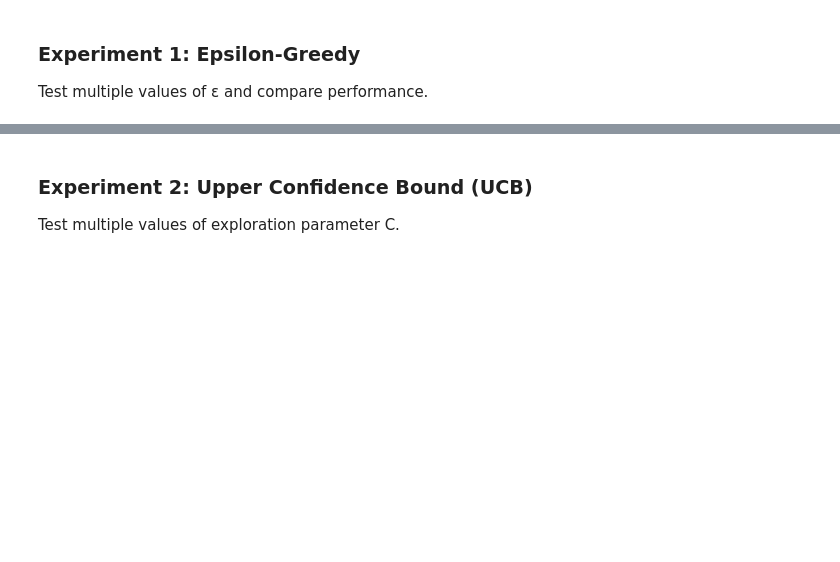
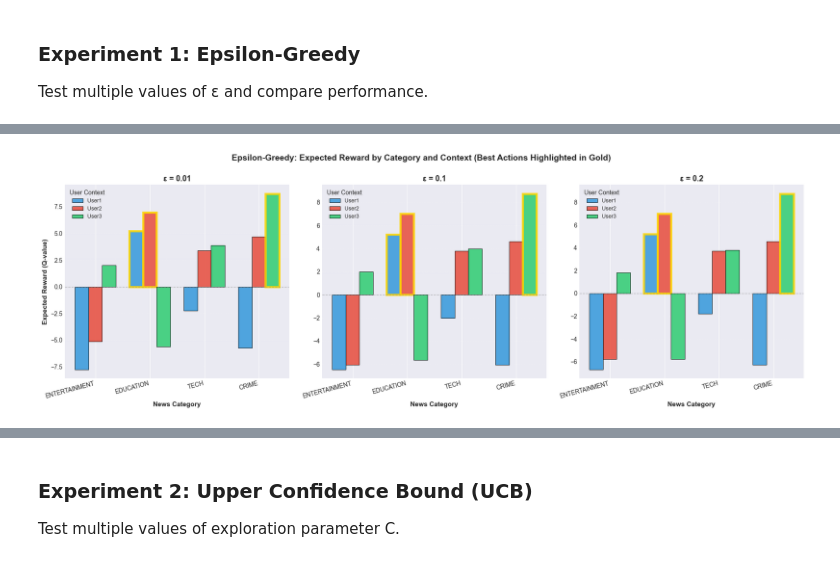
Before and after one commit to niyatidoesntcode/contextual-bandit, a Jupyter notebook: lab3_results_U20230080.ipynb, the cells around one changed output, grey strips where cells are left out. Cells and saved outputs as stored; diff of their text form; code cells hidden in the pictures; blank space fills up the shorter version.

```diff
--- a/lab3_results_U20230080.ipynb
+++ b/lab3_results_U20230080.ipynb
@@ -391,0 +625,38 @@ Test multiple values of ε and compare performance.
+# %%
+#Expected Reward Distribution across all contexts
+fig, axes = plt.subplots(1, 3, figsize=(18, 6))
+
+for idx, eps in enumerate(eps_values):
+    q_vals = eps_qvalues[eps]
+
+    x = np.arange(len(categories))
+    width = 0.25
+    colors = ['#3498db','#e74c3c', '#2ecc71']
+
+    for i, user in enumerate(user_types):
+        offset = (i - 1) * width
+        bars = axes[idx].bar(x + offset, q_vals[i], width,
+                            label=user, color=colors[i], alpha=0.85,
+                            edgecolor='black', linewidth=0.8)
+
+        #Highlighting best action for each context
+        best_idx = np.argmax(q_vals[i])
+        bars[best_idx].set_edgecolor('gold')
+        bars[best_idx].set_linewidth(3.5)
+
+    axes[idx].set_title(f'ε = {eps}', fontsize=13, fontweight='bold')
+    axes[idx].set_xlabel('News Category', fontsize=11, fontweight='bold')
+    axes[idx].set_ylabel('Expected Reward (Q-value)' if idx == 0 else '',
+                        fontsize=11, fontweight='bold')
+    axes[idx].set_xticks(x)
+    axes[idx].set_xticklabels(categories, rotation=15, ha='right')
+    axes[idx].legend(title='User Context', fontsize=9, title_fontsize=10)
+    axes[idx].axhline(y=0, color='gray', linestyle='--', linewidth=1, alpha=0.5)
+    axes[idx].grid(True, alpha=0.2, axis='y', linestyle='--')
+
+plt.suptitle('Epsilon-Greedy: Expected Reward by Category and Context (Best Actions Highlighted in Gold)',
+             fontsize=14, fontweight='bold', y=1.00)
+plt.tight_layout()
+plt.show()
+# %% [output]
+[figure, added]
```
Also changed, not shown: parts of 36 cells of this notebook, 3 other files.
